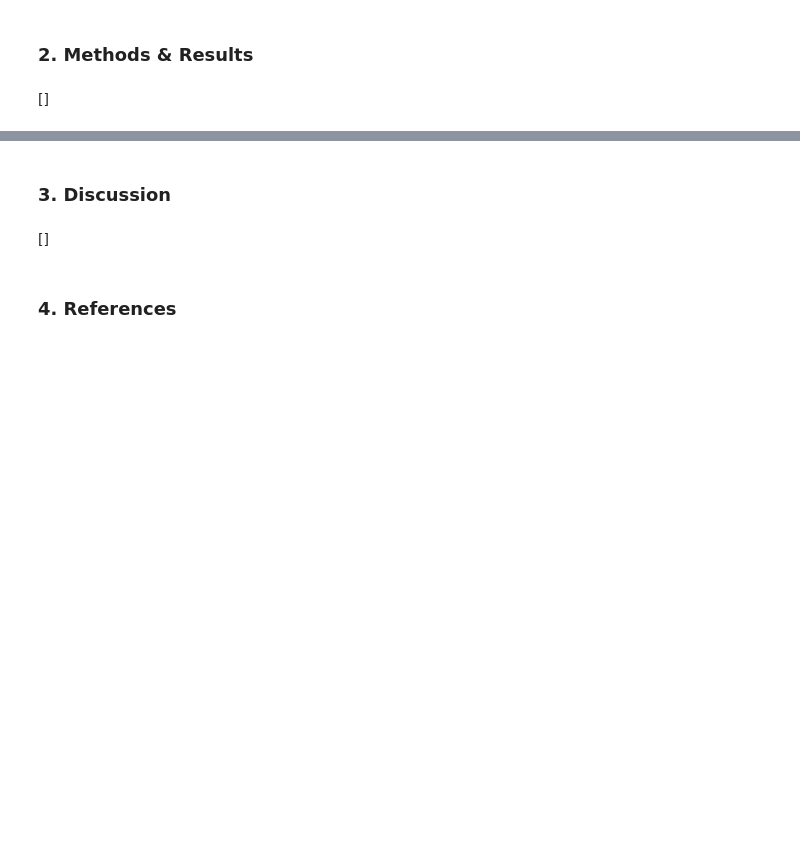
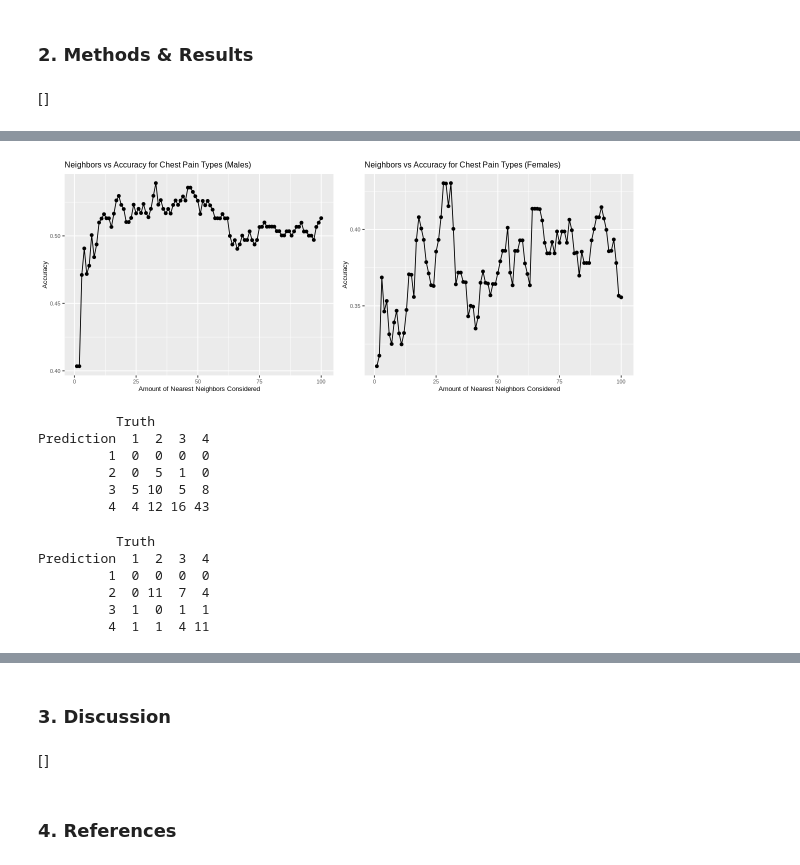
Before and after one commit to TheSkiffle/group_project_ds_2024, a Jupyter notebook: group_project_report.ipynb, the cells around one changed output, grey strips where cells are left out. Cells and saved outputs as stored; diff of their text form; code cells hidden in the pictures; blank space fills up the shorter version.

```diff
--- a/group_project_report.ipynb
+++ b/group_project_report.ipynb
@@ -53,0 +423,64 @@ dbl (14): age, sex, cp, trestbps, chol, fbs, restecg, thalach, exang, oldpea...
+# %%
+options(repr.plot.width=10, repr.plot.height=4)
+
+panel2 <- plot_grid(cp_accuracies_plot_male,
+                   cp_accuracies_plot_female,
+                   nrow = 1,
+                   ncol = 2)
+panel2
+# %% [output]
+[figure, added]
+# %%
+cp_spec_male <- nearest_neighbor(weight_func = "rectangular", neighbors = 33) |>
+    set_engine("kknn") |>
+    set_mode("classification")
+
+cp_fit_male <- workflow() |>
+    add_recipe(cp_recipe_male) |>
+    add_model(cp_spec_male) |>
+    fit(data = cp_heart_train_male)
+
+cp_heart_test_male <- cp_heart_test |>
+    filter(sex == 1)
+
+cp_predictions_male <- predict(cp_fit_male, cp_heart_test_male) |>
+    bind_cols(cp_heart_test_male)
+
+cp_confusion_male <- cp_predictions_male |>
+    conf_mat(truth = cp, estimate = .pred_class)
+
+cp_confusion_male
+# %% [output]
+          Truth
+Prediction  1  2  3  4
+         1  0  0  0  0
+         2  0  5  1  0
+         3  5 10  5  8
+         4  4 12 16 43
+# %%
+cp_spec_female <- nearest_neighbor(weight_func = "rectangular", neighbors = 30) |>
+    set_engine("kknn") |>
+    set_mode("classification")
+
+cp_fit_female <- workflow() |>
+    add_recipe(cp_recipe_female) |>
+    add_model(cp_spec_female) |>
+    fit(data = cp_heart_train_female)
+
+cp_heart_test_female <- cp_heart_test |>
+    filter(sex == 0)
+
+cp_predictions_female <- predict(cp_fit_female, cp_heart_test_female) |>
+    bind_cols(cp_heart_test_female)
+
+cp_confusion_female <- cp_predictions_female |>
+    conf_mat(truth = cp, estimate = .pred_class)
+
+cp_confusion_female
+# %% [output]
+          Truth
+Prediction  1  2  3  4
+         1  0  0  0  0
+         2  0 11  7  4
+         3  1  0  1  1
+         4  1  1  4 11
```
Also changed, not shown: parts of 26 cells of this notebook.
